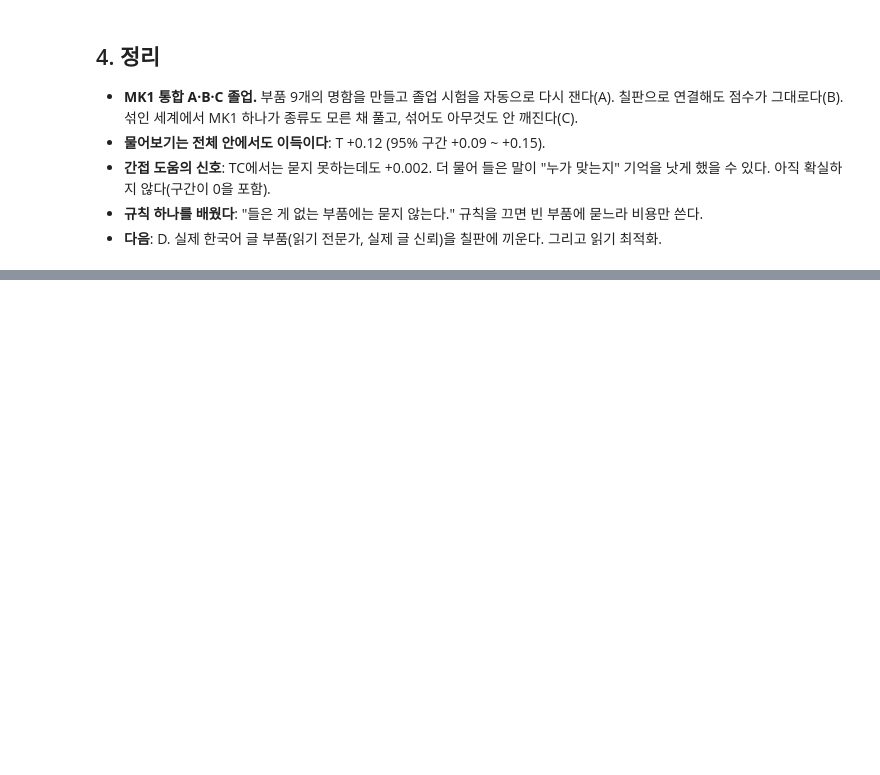
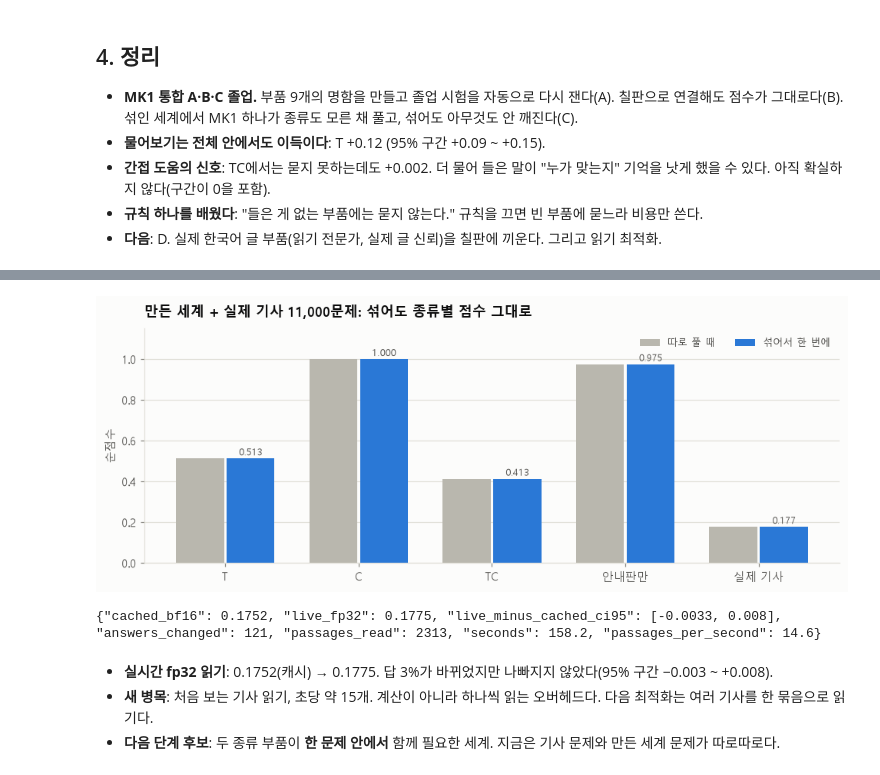
Before and after one commit to shinyeonjun/mosaic-mind, a Jupyter notebook: notebook/15_mk1_integration.ipynb, the cells around one changed output, grey strips where cells are left out. Cells and saved outputs as stored; diff of their text form; code cells hidden in the pictures; blank space fills up the shorter version.

Commit message:
MK1 stage D: real articles read live on the board, mixed with the rule worlds
Co-Authored-By: Claude Opus 5.5 (1M context) <noreply@anthropic.com>

```diff
--- a/notebook/15_mk1_integration.ipynb
+++ b/notebook/15_mk1_integration.ipynb
@@ -97,0 +112,26 @@ Font 'default' does not have a glyph for '\u2212' [U+2212], substituting with a
+# %%
+
+d = json.loads((S.RESULTS / "mk1-d_articles.json").read_text(encoding="utf-8"))
+kinds = [("T", "T"), ("C", "C"), ("TC", "TC"), ("board-only", "안내판만"), ("article", "실제 기사")]
+fig, ax = plt.subplots(figsize=(9, 3.6))
+x = np.arange(len(kinds)); w = 0.36
+alone = [d["D3_mixed"]["by_kind"][k]["alone"] for k, _ in kinds]
+mixed = [d["D3_mixed"]["by_kind"][k]["mixed"] for k, _ in kinds]
+ax.bar(x - w / 2 - 0.01, alone, width=w, color=V.NEUTRAL, label="따로 풀 때")
+ax.bar(x + w / 2 + 0.01, mixed, width=w, color=V.BLUE, label="섞어서 한 번에")
+for xi, v in zip(x, mixed):
+    ax.text(xi + w / 2 + 0.01, v + 0.015, f"{v:.3f}", ha="center", fontsize=8, color=V.TEXT_SECONDARY)
+ax.set_xticks(x, [label for _, label in kinds])
+ax.set_ylim(0, 1.15); ax.grid(axis="x", visible=False); ax.set_ylabel("순점수")
+ax.legend(fontsize=8.5, frameon=False, loc="upper right", ncol=2)
+ax.set_title("만든 세계 + 실제 기사 11,000문제: 섞어도 종류별 점수 그대로", pad=10)
+fig.tight_layout(); plt.show()
+print(json.dumps(d["D2_live_reading"], ensure_ascii=False))
+# %% [output]
+[figure, added]
+{"cached_bf16": 0.1752, "live_fp32": 0.1775, "live_minus_cached_ci95": [-0.0033, 0.008], "answers_changed": 121, "passages_read": 2313, "seconds": 158.2, "passages_per_second": 14.6}
+# %% [markdown]
+
+- **실시간 fp32 읽기**: 0.1752(캐시) → 0.1775. 답 3%가 바뀌었지만 나빠지지 않았다(95% 구간 −0.003 ~ +0.008).
+- **새 병목**: 처음 보는 기사 읽기, 초당 약 15개. 계산이 아니라 하나씩 읽는 오버헤드다. 다음 최적화는 여러 기사를 한 묶음으로 읽기다.
+- **다음 단계 후보**: 두 종류 부품이 **한 문제 안에서** 함께 필요한 세계. 지금은 기사 문제와 만든 세계 문제가 따로따로다.
```
Also changed, not shown: parts of 3 cells of this notebook, 6 other files.
